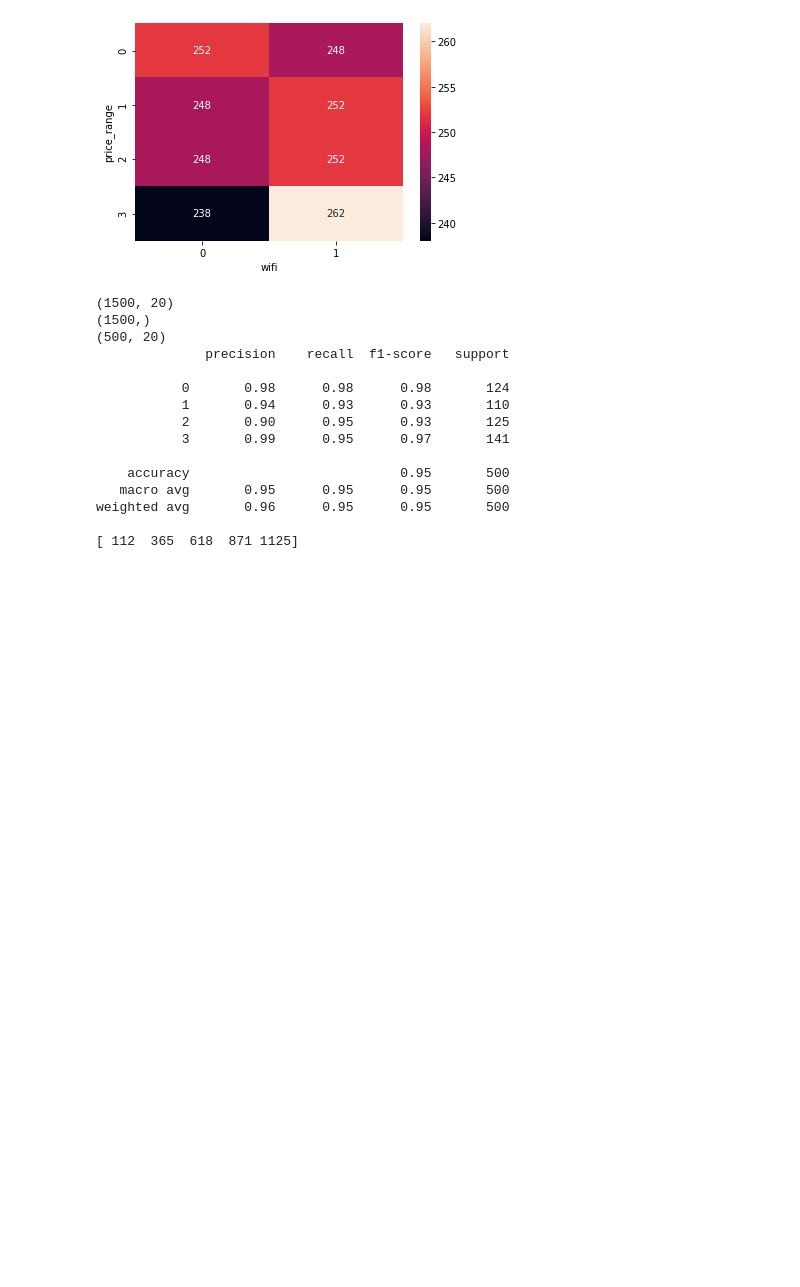
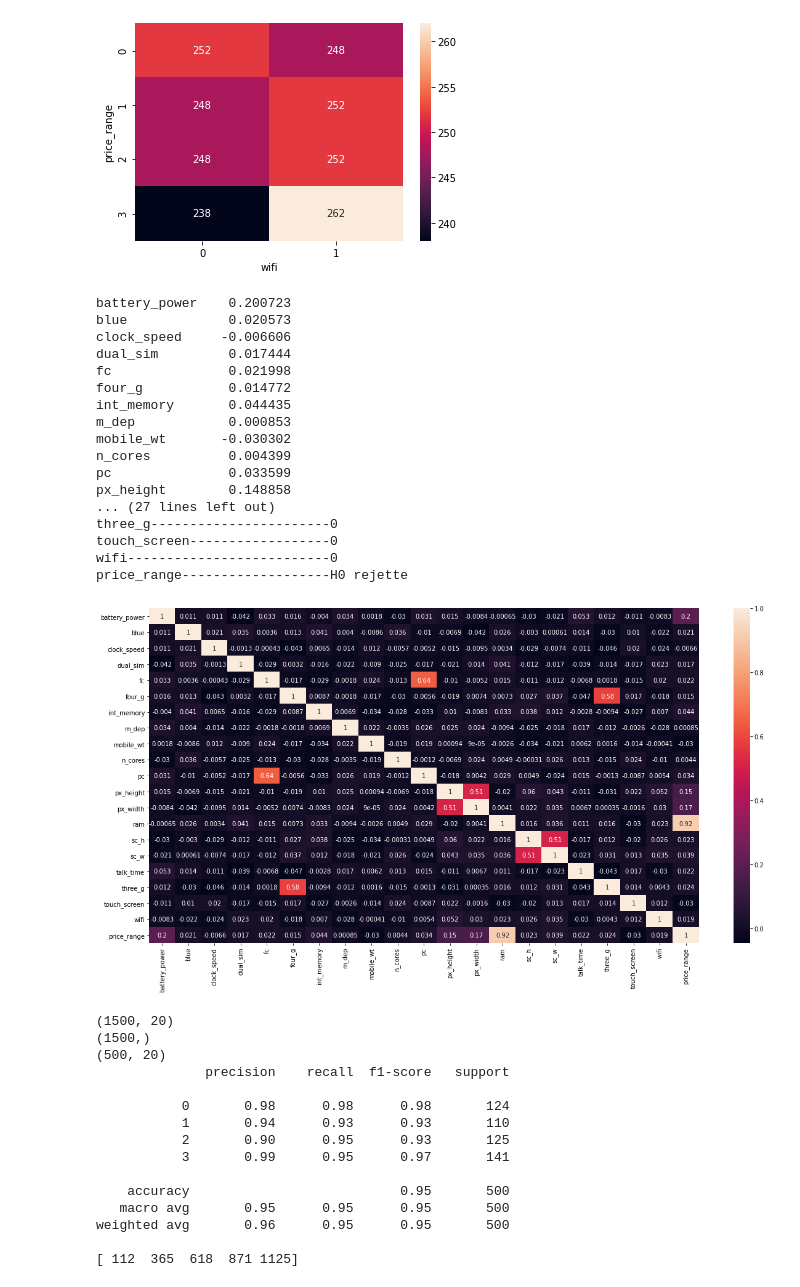
Before and after one commit to yassinetaiki/Mobile_Price_Classification, a Jupyter notebook: mobile_price.ipynb, the cells around one changed output. Saved outputs shown, nothing was run; the diff lists cells and outputs as text; code cells hidden in the pictures; blank space fills up the shorter version.

```diff
--- a/mobile_price.ipynb
+++ b/mobile_price.ipynb
@@ -126,6 +126,44 @@ for col in var_qualt :
 [figure]
 [figure]
 [figure]
+# %%
+from scipy.stats import *
+                 #### analyse plus detailles ###
+
+print(mobile.corr()['price_range'])
+plt.figure(figsize=(20,10))
+sns.heatmap(mobile.corr(),annot=True)
+
+def test(col):
+    alpha=0.02
+    stat,p=ttest_ind(categ_0[col].dropna(),categ_1[col].dropna())
+
+    if(p<alpha):
+        return 'H0 rejette'
+    else:
+        return 0
+
+for col,row in mobile.items():
+     print(f'{col :-<30}{test(col)}')
+# %% [output]
+battery_power    0.200723
+blue             0.020573
+clock_speed     -0.006606
+dual_sim         0.017444
+fc               0.021998
+four_g           0.014772
+int_memory       0.044435
+m_dep            0.000853
+mobile_wt       -0.030302
+n_cores          0.004399
+pc               0.033599
+px_height        0.148858
+... (27 lines left out)
+three_g-----------------------0
+touch_screen------------------0
+wifi--------------------------0
+price_range-------------------H0 rejette
+[figure, added]
 # %%
 from sklearn.model_selection import *
 from sklearn.feature_selection import *
```
